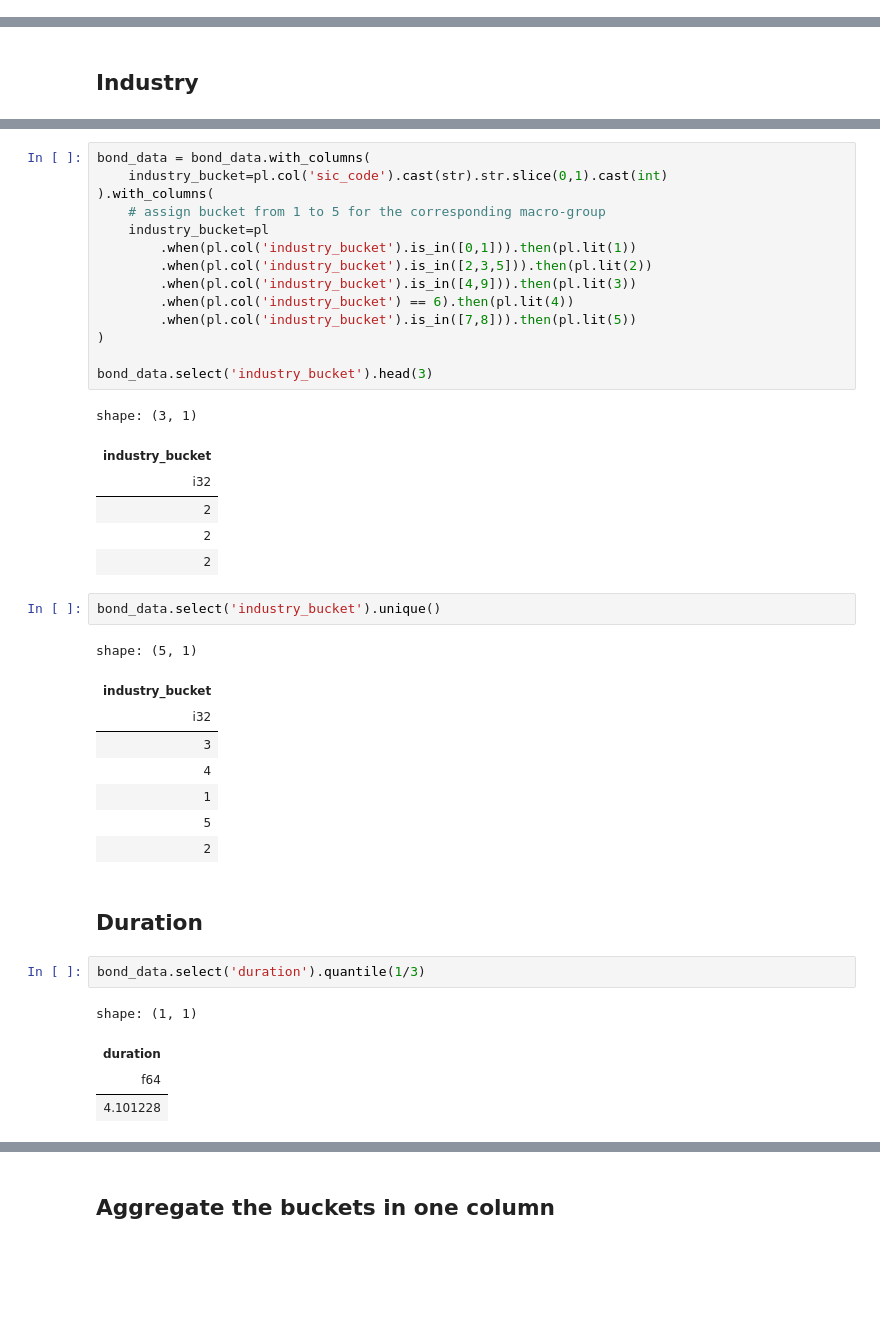
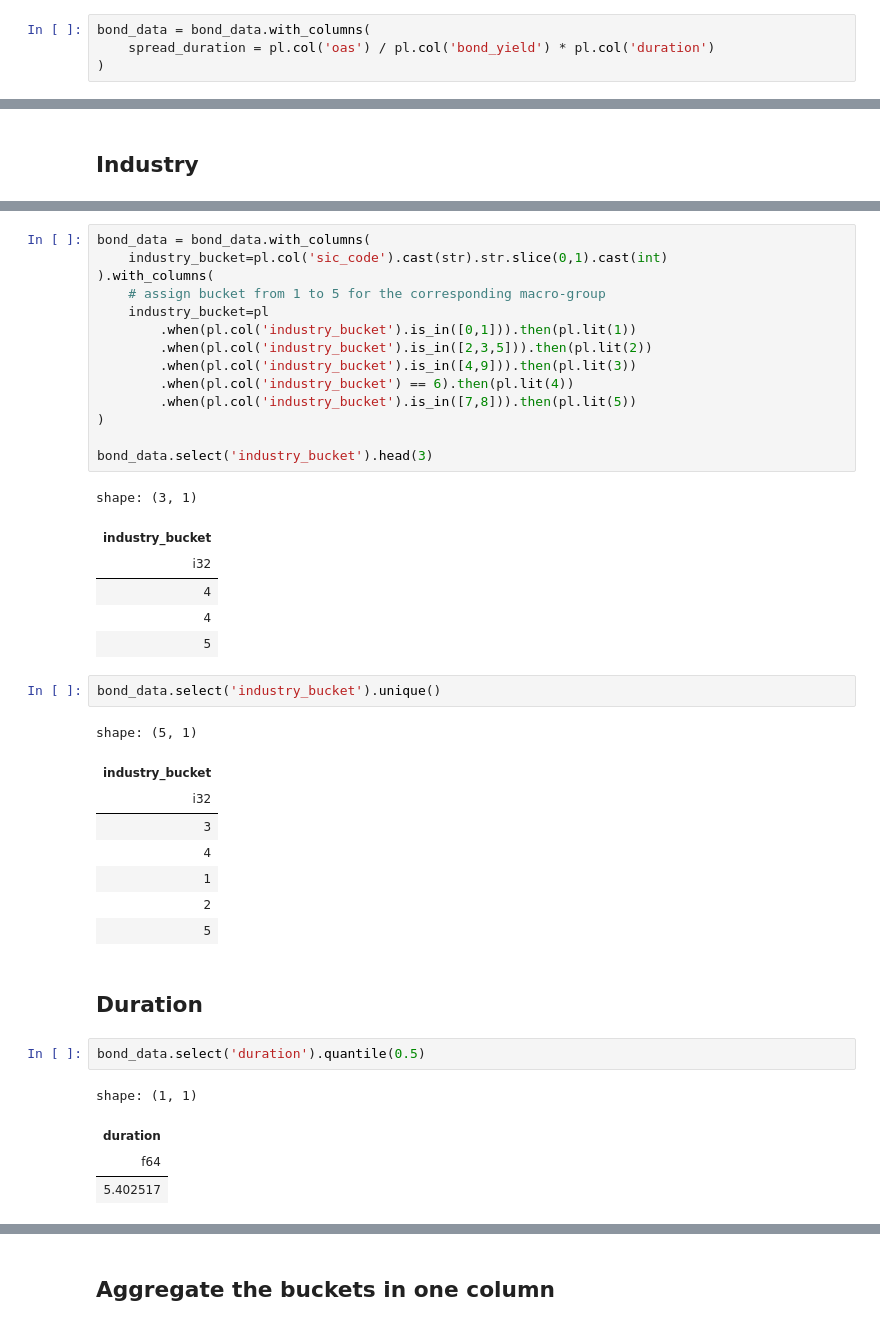
Before and after one commit to BSIC/bsic-systematic-credit, a Jupyter notebook: src/signals/signal_eval.ipynb, the cells around one changed output, grey strips where cells are left out. Saved outputs shown, nothing was run; the diff lists cells and outputs as text; blank space fills up the shorter version.

```diff
--- a/src/signals/signal_eval.ipynb
+++ b/src/signals/signal_eval.ipynb
@@ -34,3 +27,7 @@ shape: (1, 2)
+# %%
+bond_data = bond_data.with_columns(
+    spread_duration = pl.col('oas') / pl.col('bond_yield') * pl.col('duration')
+)
 # %% [markdown]
 ## Quickly filtering out bonds close to default
 # %%
@@ -102,9 +98,9 @@ bond_data.select('industry_bucket').head(3)
 shape: (3, 1)
 | industry_bucket |
 | i32 |
-| 2 |
-| 2 |
-| 2 |
+| 4 |
+| 4 |
+| 5 |
 # %%
 bond_data.select('industry_bucket').unique()
 # %% [output]
@@ -114,14 +110,14 @@ shape: (5, 1)
 | 3 |
 | 4 |
 | 1 |
+| 2 |
 | 5 |
-| 2 |
 # %% [markdown]
 ## Duration
 # %%
-bond_data.select('duration').quantile(1/3)
+bond_data.select('duration').quantile(0.5)
 # %% [output]
 shape: (1, 1)
 | duration |
 | f64 |
-| 4.101228 |
+| 5.402517 |
```
Also changed, not shown: parts of 82 cells of this notebook.
